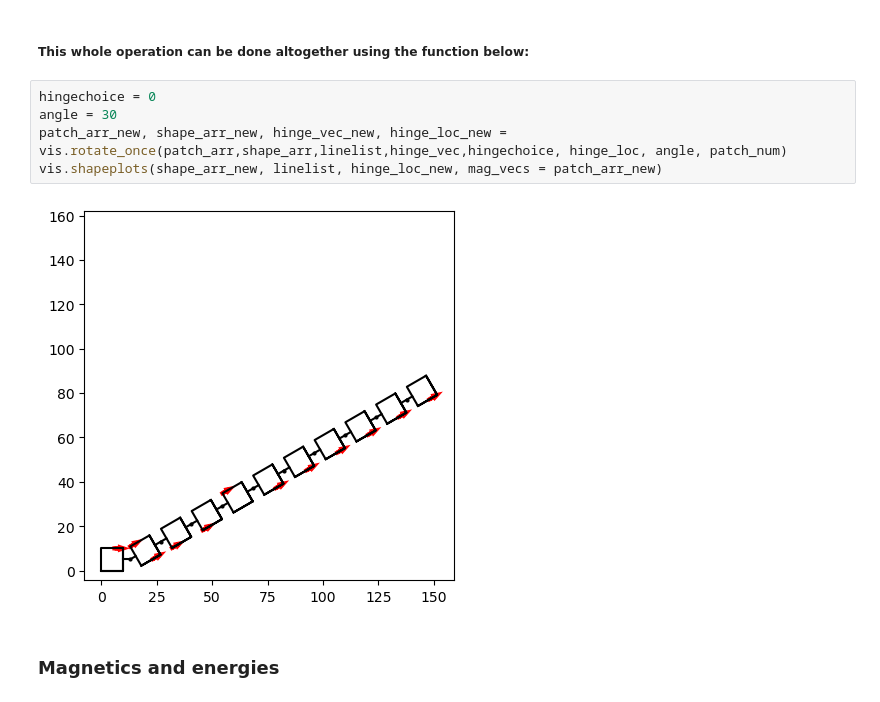
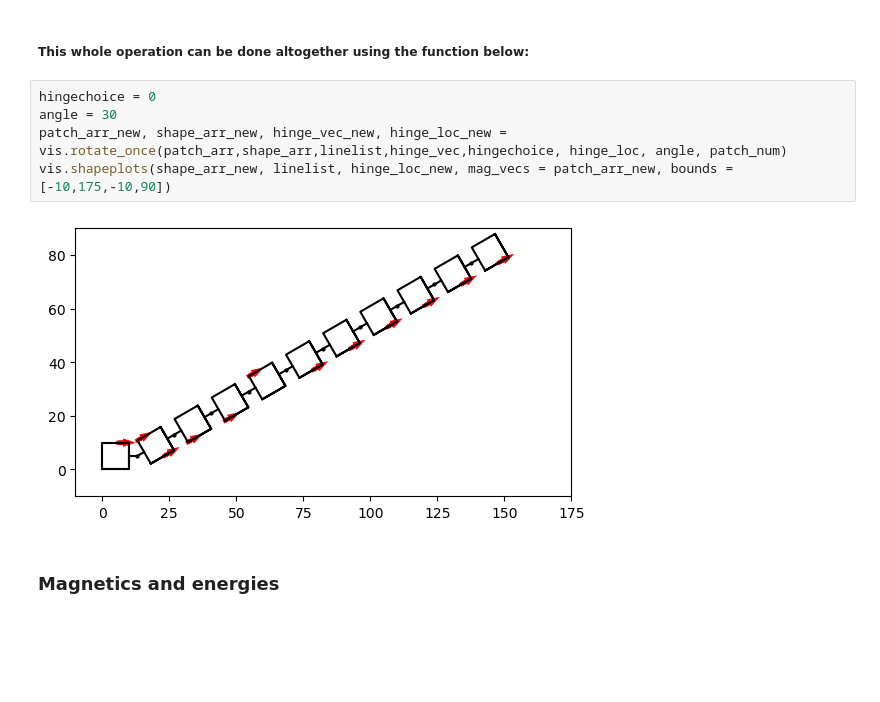
Before and after one commit to dymc9548/Magnetic-actuator-simulation, a Jupyter notebook: initial_Visualization.ipynb, the cells around one changed output. Drawn from its saved outputs; the diff is of its cells as text; blank space fills up the shorter version.

```diff
--- a/initial_Visualization.ipynb
+++ b/initial_Visualization.ipynb
@@ -65,10 +65,10 @@ vis.shapeplots(shape_arr_new, linelist, hinge_loc_new, mag_vecs = patch_arr_new)
 # %%
 hingechoice = 0
 angle = 30
 patch_arr_new, shape_arr_new, hinge_vec_new, hinge_loc_new = vis.rotate_once(patch_arr,shape_arr,linelist,hinge_vec,hingechoice, hinge_loc, angle, patch_num)
-vis.shapeplots(shape_arr_new, linelist, hinge_loc_new, mag_vecs = patch_arr_new)
+vis.shapeplots(shape_arr_new, linelist, hinge_loc_new, mag_vecs = patch_arr_new, bounds = [-10,175,-10,90])
 # %% [output]
-[figure, old version]
+[figure, new version]
 # %% [markdown]
 ### Magnetics and energies
 # %%
```
Also changed, not shown: parts of 4 cells of this notebook.
